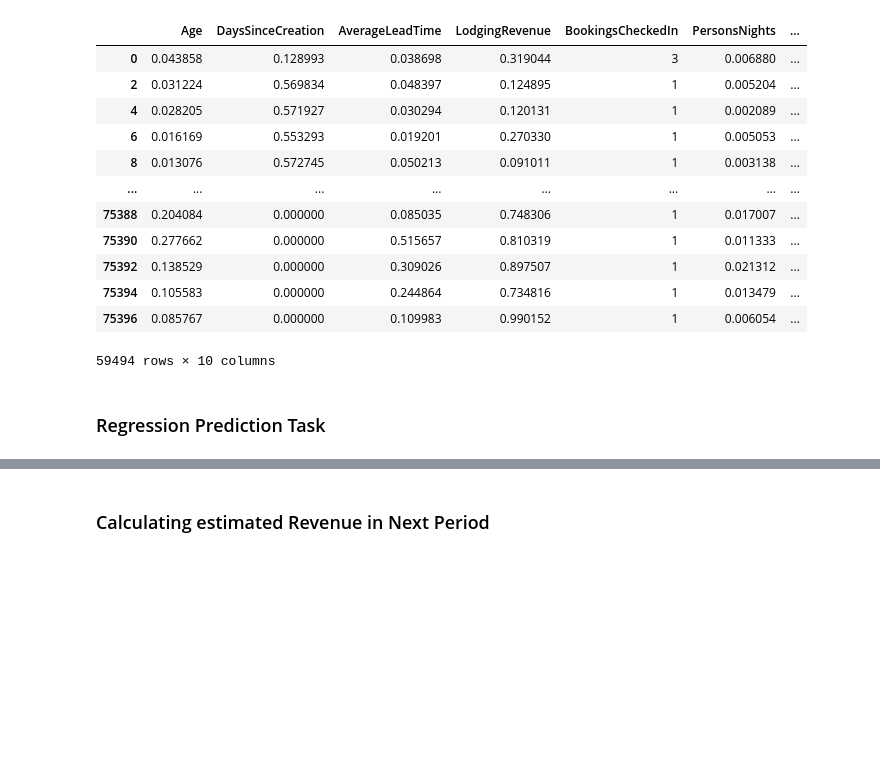
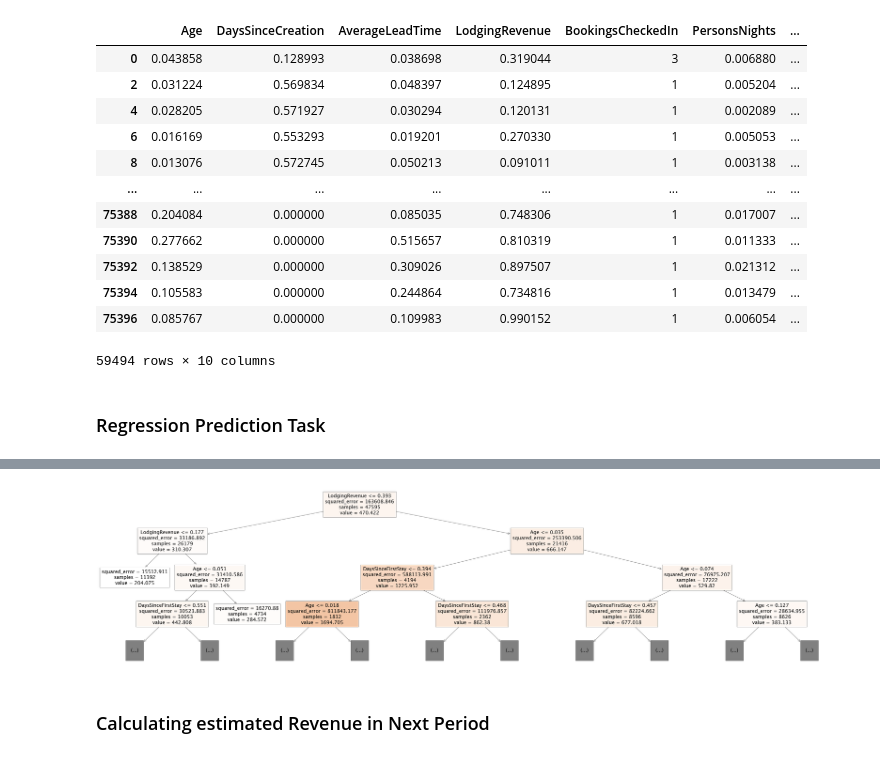
Before and after one commit to Buwoo/BT4211_Hotel, a Jupyter notebook: Hotel_Rev_Forecasting.ipynb, the cells around one changed output, grey strips where cells are left out. Cells and saved outputs as stored; diff of their text form; code cells hidden in the pictures; blank space fills up the shorter version.

```diff
--- a/Hotel_Rev_Forecasting.ipynb
+++ b/Hotel_Rev_Forecasting.ipynb
@@ -280,3 +307,9 @@ dt_regressor.score(X_test, y_test)
+# %%
+# Plot decision tree
+plt.figure(figsize =(80,20))
+plot_tree(dt_regressor, feature_names=X_train.columns, max_depth=3, filled=True);
+# %% [output]
+[figure, added]
 # %% [markdown]
 ### Calculating estimated Revenue in Next Period
 # %%
```
Also changed, not shown: parts of 10 cells of this notebook.
